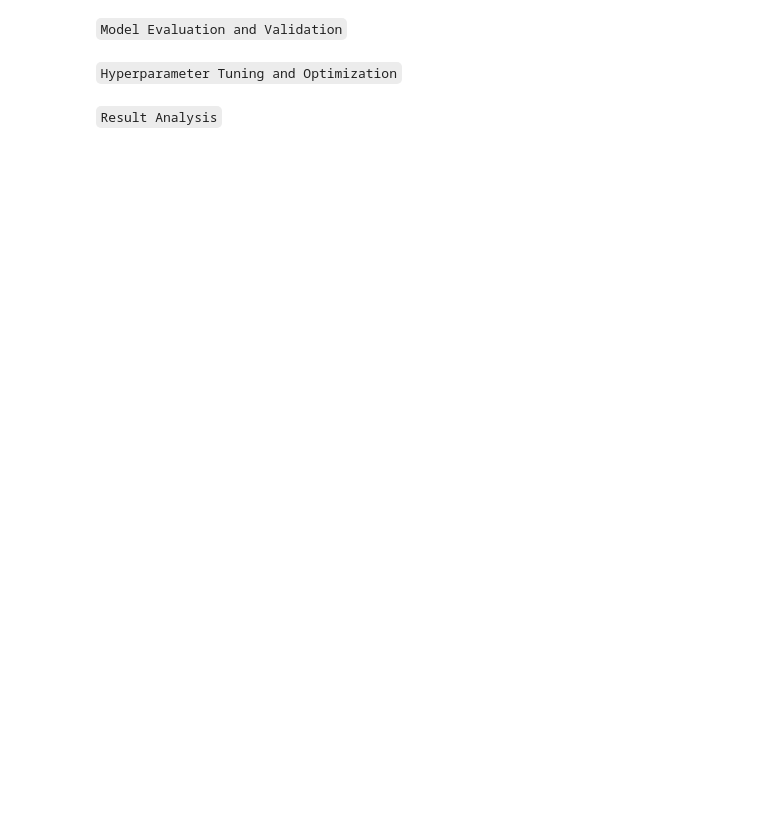
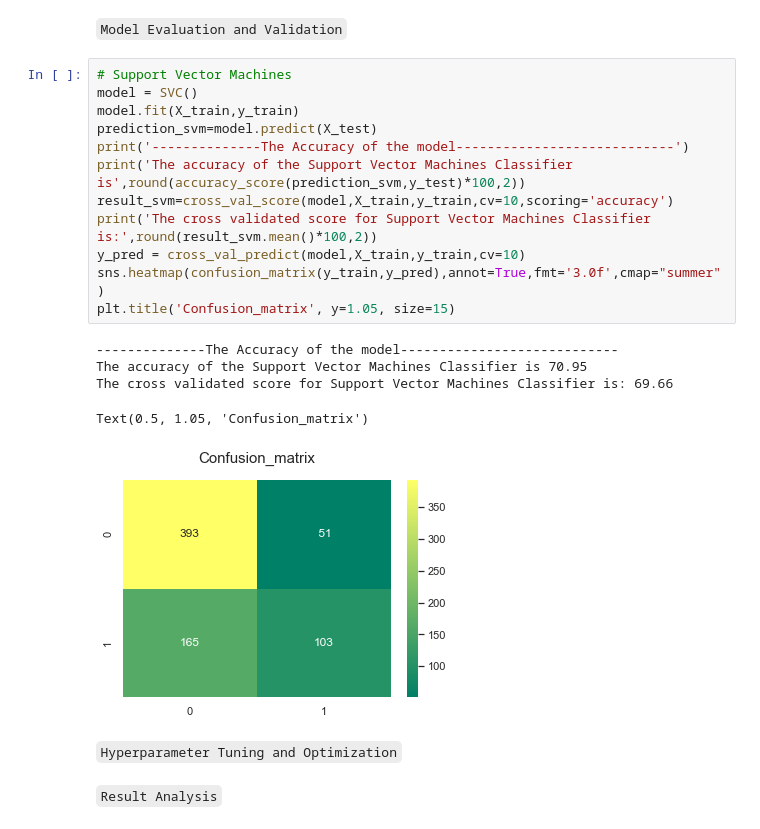
Before and after one commit to sultanbeishenkulov/titanic, a Jupyter notebook: titanic.ipynb, the cells around one changed output. Cells and saved outputs as stored; diff of their text form; blank space fills up the shorter version.

```diff
--- a/titanic.ipynb
+++ b/titanic.ipynb
@@ -265,5 +310,23 @@ The accuracy of the Logistic Regression is 78.21
 # %% [markdown]
 `Model Evaluation and Validation`
+# %%
+# Support Vector Machines
+model = SVC()
+model.fit(X_train,y_train)
+prediction_svm=model.predict(X_test)
+print('--------------The Accuracy of the model----------------------------')
+print('The accuracy of the Support Vector Machines Classifier is',round(accuracy_score(prediction_svm,y_test)*100,2))
+result_svm=cross_val_score(model,X_train,y_train,cv=10,scoring='accuracy')
+print('The cross validated score for Support Vector Machines Classifier is:',round(result_svm.mean()*100,2))
+y_pred = cross_val_predict(model,X_train,y_train,cv=10)
+sns.heatmap(confusion_matrix(y_train,y_pred),annot=True,fmt='3.0f',cmap="summer")
+plt.title('Confusion_matrix', y=1.05, size=15)
+# %% [output]
+--------------The Accuracy of the model----------------------------
+The accuracy of the Support Vector Machines Classifier is 70.95
+The cross validated score for Support Vector Machines Classifier is: 69.66
+Text(0.5, 1.05, 'Confusion_matrix')
+[figure, added]
 # %% [markdown]
 `Hyperparameter Tuning and Optimization`
 # %% [markdown]
```
Also changed, not shown: parts of 6 cells of this notebook.
